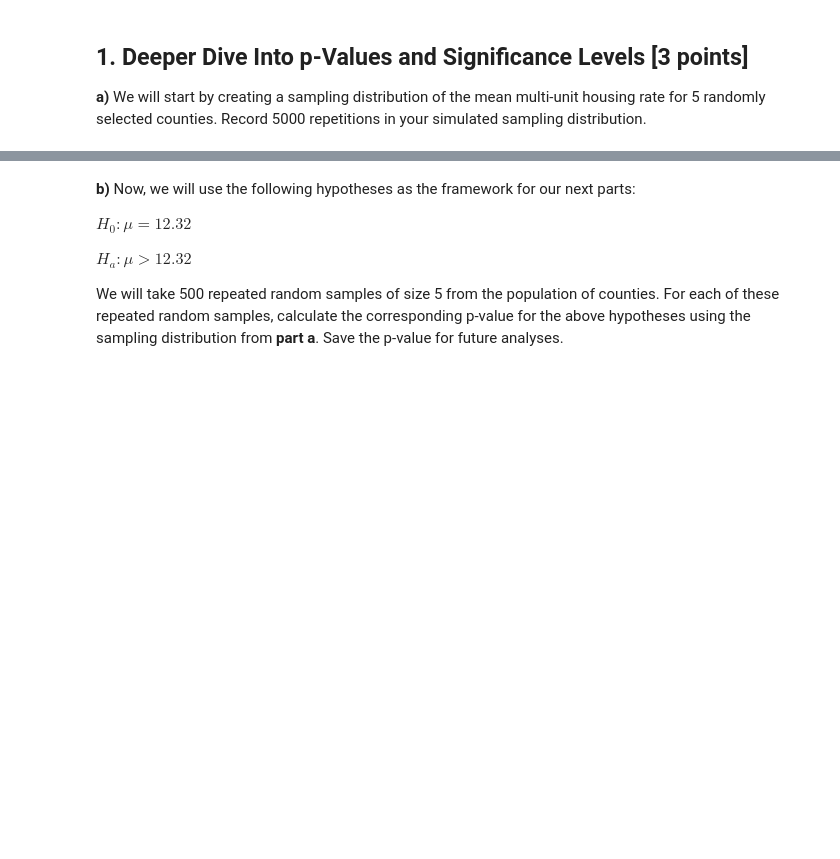
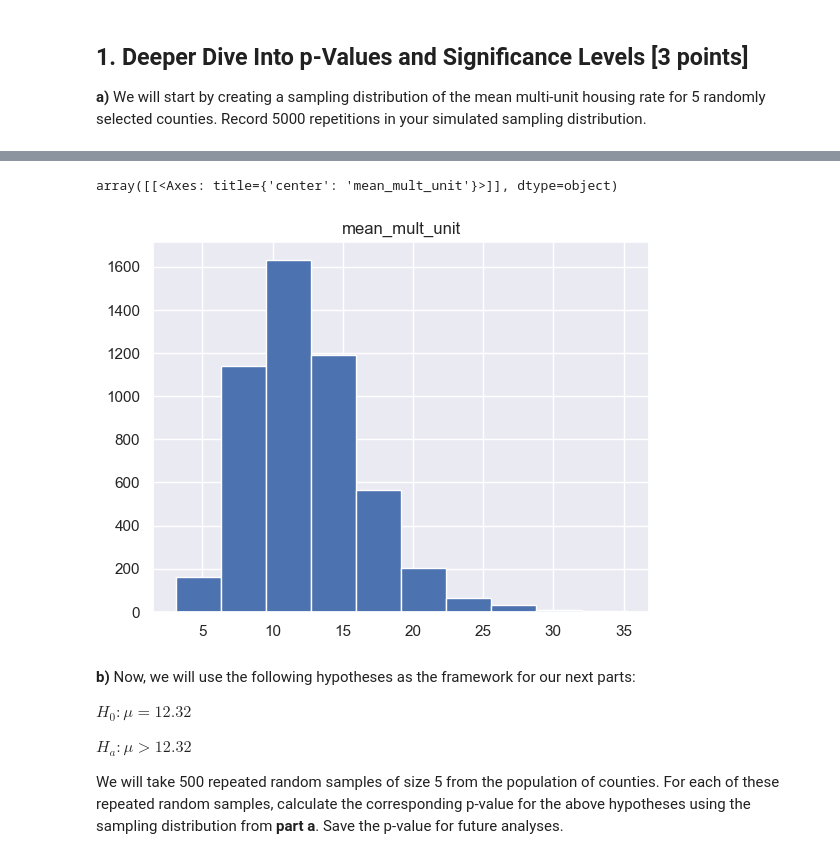
Before and after one commit to Gomez-Andres-8/STAT-207-Coursework, a Jupyter notebook: homework_07/homework_07.ipynb, the cells around one changed output, grey strips where cells are left out. Drawn from its saved outputs; the diff is of its cells as text; code cells hidden in the pictures; blank space fills up the shorter version.

```diff
--- a/homework_07/homework_07.ipynb
+++ b/homework_07/homework_07.ipynb
@@ -35,0 +72,9 @@ df = pd.read_csv('county.csv')
+# %%
+df_samp_dist1 = []
+for i in range(5000):
+    mean_mult_unit = df.sample(5, replace = True)['multi_unit'].mean()
+    d = {'mean_mult_unit' : mean_mult_unit}
+    df_samp_dist1.append(d)
+# %%
+df_samp_dist1 = pd.DataFrame(df_samp_dist1)
+df_samp_dist1.describe()
@@ -36,3 +91,8 @@ df = pd.read_csv('county.csv')
+# %%
+df_samp_dist1.hist()
+# %% [output]
+array([[<Axes: title={'center': 'mean_mult_unit'}>]], dtype=object)
+[figure, added]
 # %% [markdown]
 **b)** Now, we will use the following hypotheses as the framework for our next parts:
 
```
Also changed, not shown: parts of 35 cells of this notebook.
